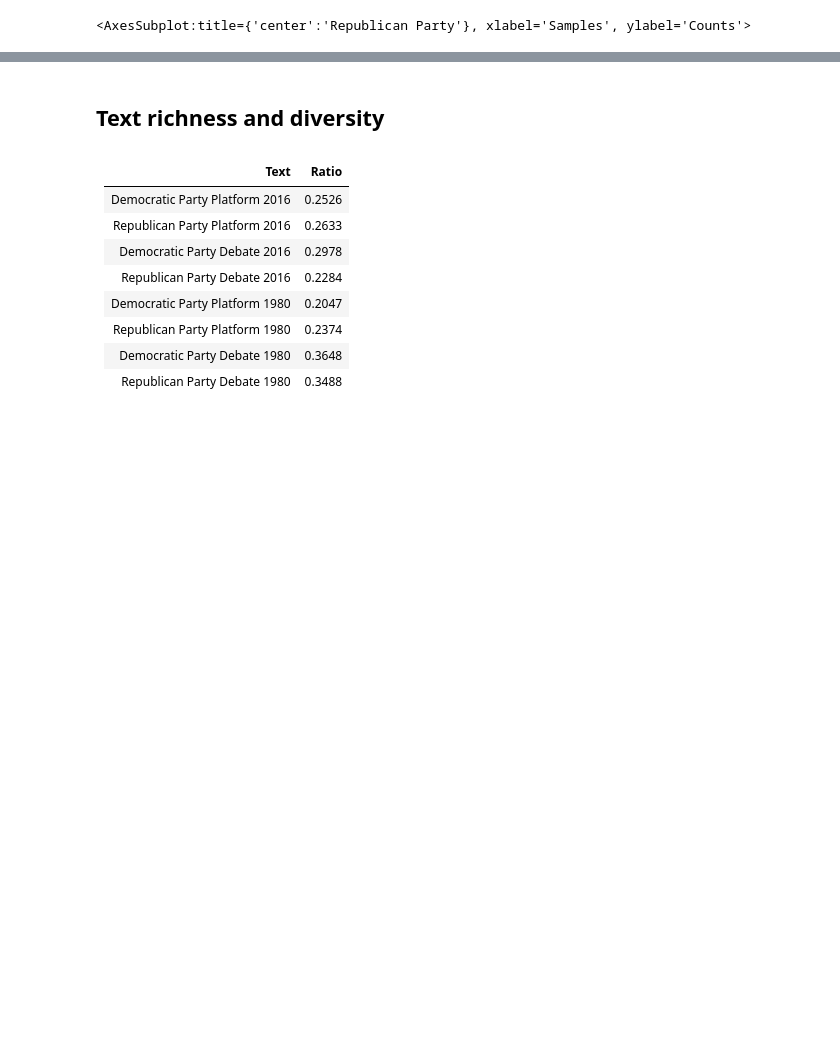
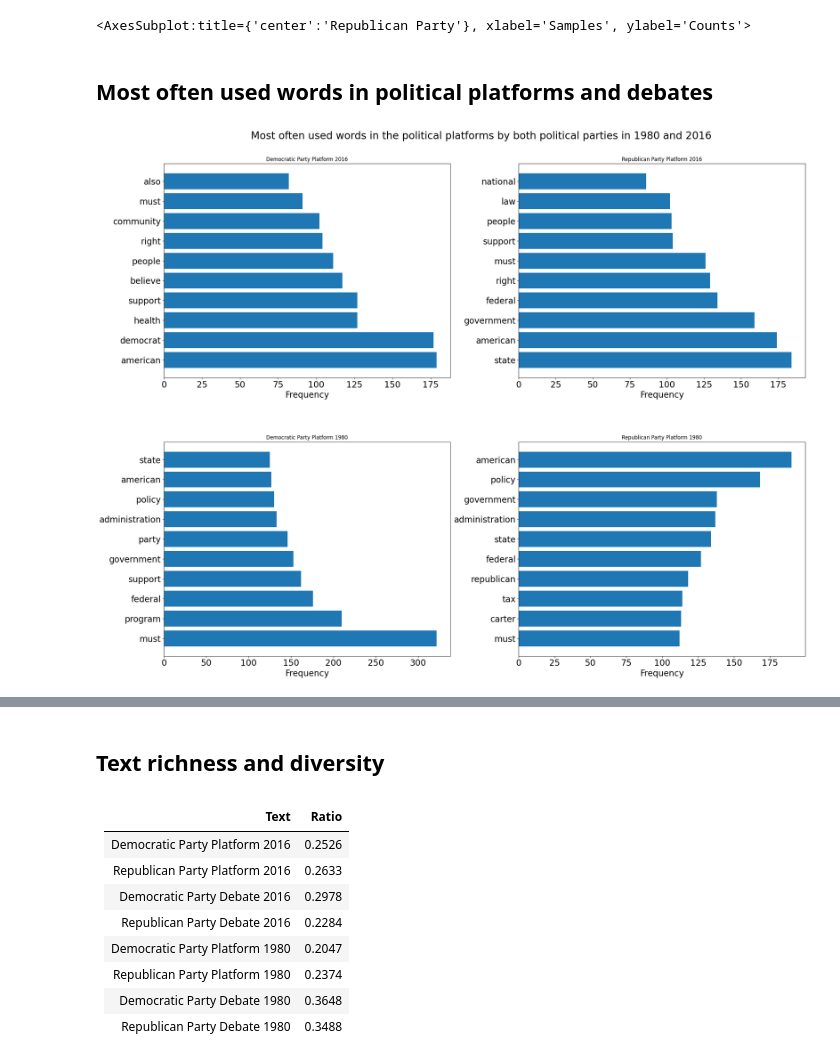
Before and after one commit to Nomi/PoliticalAnalysisNLP, a Jupyter notebook: ProjectDataAnalysis.ipynb, the cells around one changed output, grey strips where cells are left out. Drawn from its saved outputs; the diff is of its cells as text; code cells hidden in the pictures; blank space fills up the shorter version.

Commit message:
Improve plots, add topic modeling section

```diff
--- a/ProjectDataAnalysis.ipynb
+++ b/ProjectDataAnalysis.ipynb
@@ -239,3 +239,64 @@ freq_rep_debate_1980.plot(10, title="Republican Party")
 [figure]
 [figure]
 <AxesSubplot:title={'center':'Republican Party'}, xlabel='Samples', ylabel='Counts'>
+# %%
+dict_lemmatized_tokens_list = []
+for i in range(len(lemmatized_tokens_list)):
+    dict_lemmatized_tokens_list.append(Dictionary([lemmatized_tokens_list[i]]))
+
+bow_lemmatized_tokens_list = []
+bow_lemmatized_tokens_list_ids = []
+bow_lemmatized_tokens_list_counts = []
+for i in range(len(lemmatized_tokens_list)):
+    bow_lemmatized_tokens_list.append(dict_lemmatized_tokens_list[i].doc2bow(lemmatized_tokens_list[i]))
+    bow_lemmatized_tokens_list[i] = sorted(bow_lemmatized_tokens_list[i], key=lambda x: x[1], reverse=True)
+    term_ids, counts = zip(*bow_lemmatized_tokens_list[i])
+    bow_lemmatized_tokens_list_ids.append(term_ids)
+    bow_lemmatized_tokens_list_counts.append(counts)
+# %% [markdown]
+## Most often used words in political platforms and debates
+# %%
+fig, ax = plt.subplots(2, 2, figsize=(25, 20))
+plt.gca().invert_yaxis()
+
+fig.tight_layout(pad=13.0)
+fig.suptitle('Most often used words in the political platforms by both political parties in 1980 and 2016', fontsize=24, y=0.96)
+
+for item in ([ax[0][0].title, ax[0][0].xaxis.label, ax[0][0].yaxis.label] + ax[0][0].get_xticklabels() + ax[0][0].get_yticklabels()):
+        item.set_fontsize(20)
+for item in ([ax[0][1].title, ax[0][1].xaxis.label, ax[0][1].yaxis.label] + ax[0][1].get_xticklabels() + ax[0][1].get_yticklabels()):
+        item.set_fontsize(20)
+for item in ([ax[1][0].title, ax[1][0].xaxis.label, ax[1][0].yaxis.label] + ax[1][0].get_xticklabels() + ax[1][0].get_yticklabels()):
+        item.set_fontsize(20)
+for item in ([ax[1][1].title, ax[1][1].xaxis.label, ax[1][1].yaxis.label] + ax[1][1].get_xticklabels() + ax[1][1].get_yticklabels()):
+        item.set_fontsize(20)
+
+for i in range(4):
+    if i == 0:
+        ax[0][0].barh([dict_lemmatized_tokens_list[0][id] for id in bow_lemmatized_tokens_list_ids[0][:10]],
+                      bow_lemmatized_tokens_list_counts[0][:10])
+        ax[0][0].set_xlabel('Frequency')
+        ax[0][0].set_title('Democratic Party Platform 2016')
+    if i == 1:
+        ax[0][1].barh([dict_lemmatized_tokens_list[1][id] for id in bow_lemmatized_tokens_list_ids[1][:10]],
+                      bow_lemmatized_tokens_list_counts[1][:10])
+        ax[0][1].set_xlabel('Frequency')
+        ax[0][1].set_title('Republican Party Platform 2016')
+    if i == 2:
+        ax[1][0].barh([dict_lemmatized_tokens_list[4][id] for id in bow_lemmatized_tokens_list_ids[4][:10]],
+                      bow_lemmatized_tokens_list_counts[4][:10])
+        ax[1][0].set_xlabel('Frequency')
+        ax[1][0].set_title('Democratic Party Platform 1980')
+    if i == 3:
+        ax[1][1].barh([dict_lemmatized_tokens_list[5][id] for id in bow_lemmatized_tokens_list_ids[5][:10]],
+                      bow_lemmatized_tokens_list_counts[5][:10])
+        ax[1][1].set_xlabel('Frequency')
+        ax[1][1].set_title('Republican Party Platform 1980')
+
+# for axis in ax:
+#     for item in ([axis.title, axis.xaxis.label, axis.yaxis.label] + axis.get_xticklabels() + axis.get_yticklabels()):
+#         item.set_fontsize(20)
+
+plt.show()
+# %% [output]
+[figure, added]
```
Also changed, not shown: parts of 30 cells of this notebook, 2 other files.
